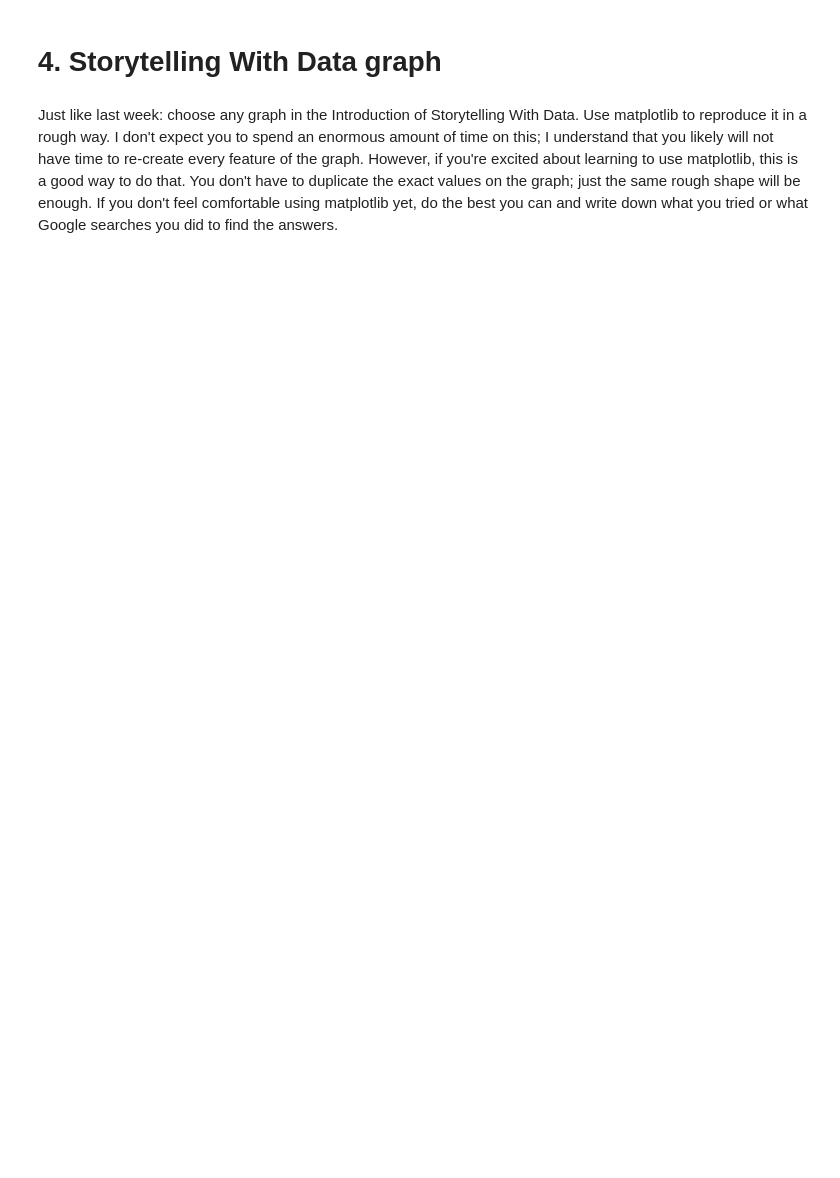
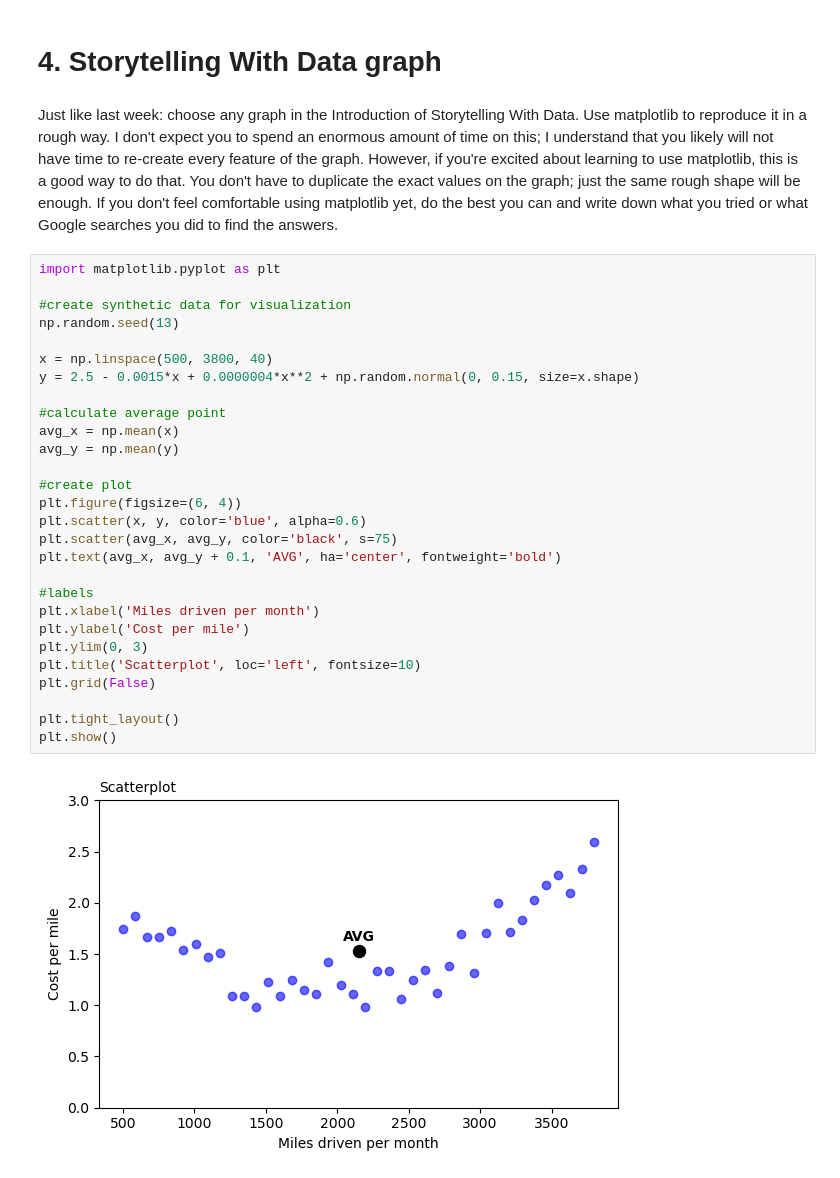
Before and after one commit to JakeOrionBU/milestone-3-hw, a Jupyter notebook: Week 2/OMDS-ModB2-Week2-Alvarez-Jake.ipynb, the cells around one changed output. Cells and saved outputs as stored; diff of their text form; blank space fills up the shorter version.

```diff
--- a/Week 2/OMDS-ModB2-Week2-Alvarez-Jake.ipynb
+++ b/Week 2/OMDS-ModB2-Week2-Alvarez-Jake.ipynb
@@ -450,3 +462,33 @@ Conversion             0.876500      1.000000      1.000000
 # 4. Storytelling With Data graph
 # %% [markdown]
 Just like last week: choose any graph in the Introduction of Storytelling With Data. Use matplotlib to reproduce it in a rough way. I don't expect you to spend an enormous amount of time on this; I understand that you likely will not have time to re-create every feature of the graph. However, if you're excited about learning to use matplotlib, this is a good way to do that. You don't have to duplicate the exact values on the graph; just the same rough shape will be enough.  If you don't feel comfortable using matplotlib yet, do the best you can and write down what you tried or what Google searches you did to find the answers.
+# %%
+import matplotlib.pyplot as plt
+
+#create synthetic data for visualization
+np.random.seed(13)
+
+x = np.linspace(500, 3800, 40)
+y = 2.5 - 0.0015*x + 0.0000004*x**2 + np.random.normal(0, 0.15, size=x.shape)
+
+#calculate average point
+avg_x = np.mean(x)
+avg_y = np.mean(y)
+
+#create plot
+plt.figure(figsize=(6, 4))
+plt.scatter(x, y, color='blue', alpha=0.6)
+plt.scatter(avg_x, avg_y, color='black', s=75)
+plt.text(avg_x, avg_y + 0.1, 'AVG', ha='center', fontweight='bold')
+
+#labels
+plt.xlabel('Miles driven per month')
+plt.ylabel('Cost per mile')
+plt.ylim(0, 3)
+plt.title('Scatterplot', loc='left', fontsize=10)
+plt.grid(False)
+
+plt.tight_layout()
+plt.show()
+# %% [output]
+[figure, added]
```
Also changed, not shown: parts of 2 cells of this notebook.
